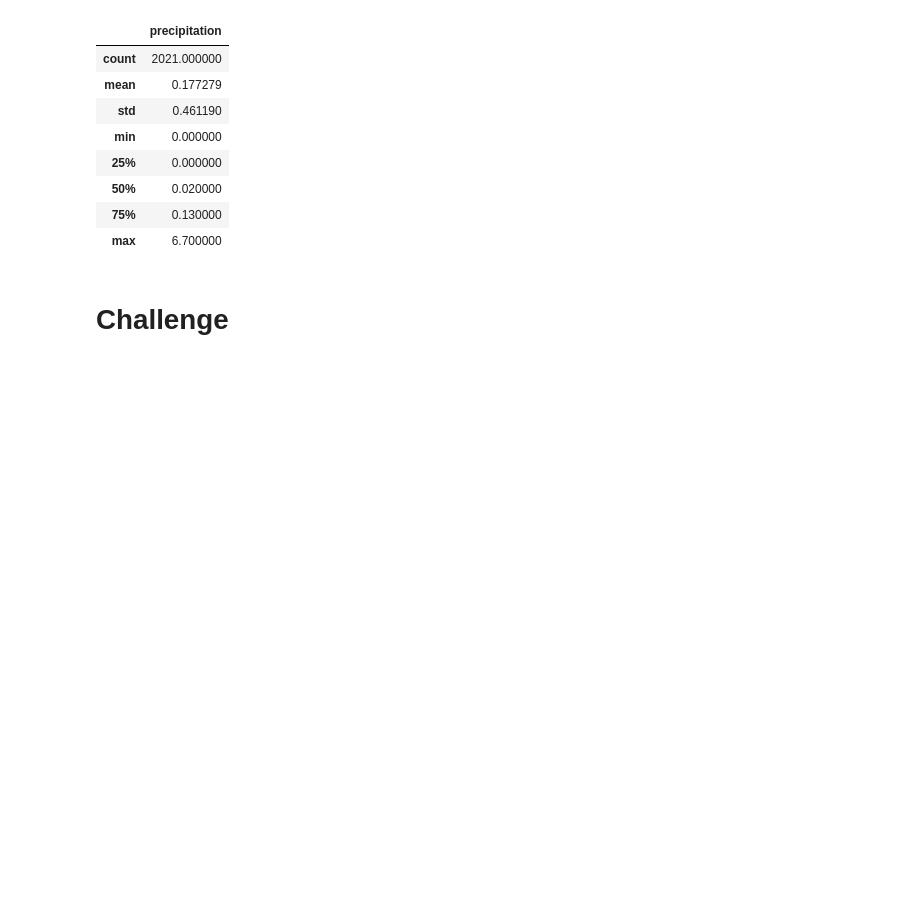
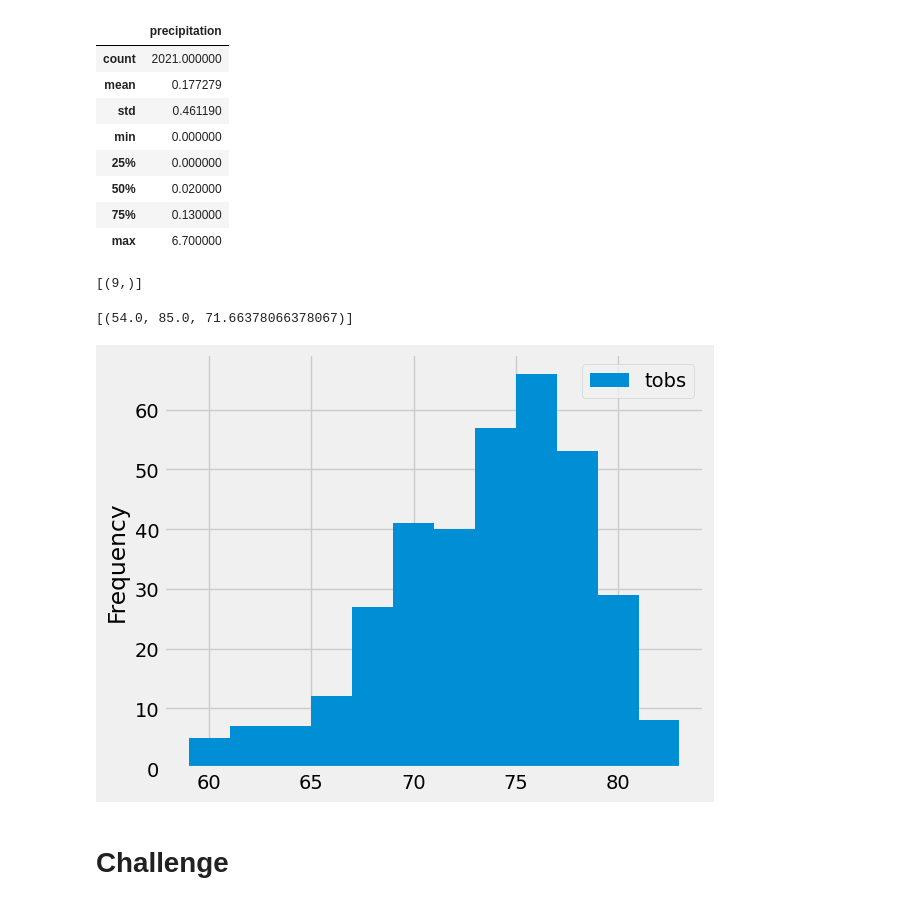
Before and after one commit to statocat/UNCBC-HW9-SurfsUp, a Jupyter notebook: ModuleWork/Resources/climate_analysis.ipynb, the cells around one changed output. Saved outputs shown, nothing was run; the diff lists cells and outputs as text; code cells hidden in the pictures; blank space fills up the shorter version.

```diff
--- a/ModuleWork/Resources/climate_analysis.ipynb
+++ b/ModuleWork/Resources/climate_analysis.ipynb
@@ -88,6 +88,9 @@ df.describe()
 | max | 6.700000 |
 # %%
 # How many stations are available in this dataset?
+session.query(func.count(Station.station)).all()
+# %% [output]
+[(9,)]
 # %%
 # What are the most active stations?
 # List the stations and the counts in descending order.
@@ -94,9 +100,35 @@ df.describe()
 # %%
 # Using the station id from the previous query, calculate the lowest temperature recorded,
 # highest temperature recorded, and average temperature most active station?
+session.query(func.min(Measurement.tobs),\
+    func.max(Measurement.tobs),\
+    func.avg(Measurement.tobs)).\
+    filter(Measurement.station == 'USC00519281').all()
+# %% [output]
+[(54.0, 85.0, 71.66378066378067)]
 # %%
 # Choose the station with the highest number of temperature observations.
 # Query the last 12 months of temperature observation data for this station and plot the results as a histogram
+from cProfile import label
+from operator import index
+
+
+results = session.query(Measurement.tobs).\
+    filter(Measurement.station=='USC00519281').\
+    filter(Measurement.date>=prev_year).all()
+
+# print(results)
+
+# save results from query to a pandas dataframe
+df = pd.DataFrame(results, columns = ['tobs'])
+# print(df)
+
+# plt histogram of # of observations
+df.plot.hist(bins = 12)
+plt.tight_layout()
+# plt.xlabel('Temp')
+# %% [output]
+[figure, added]
 # %%
 # Write a function called `calc_temps` that will accept start date and end date in the format '%Y-%m-%d'
 # and return the minimum, average, and maximum temperatures for that range of dates
```
Also changed, not shown: parts of 1 cell of this notebook.
